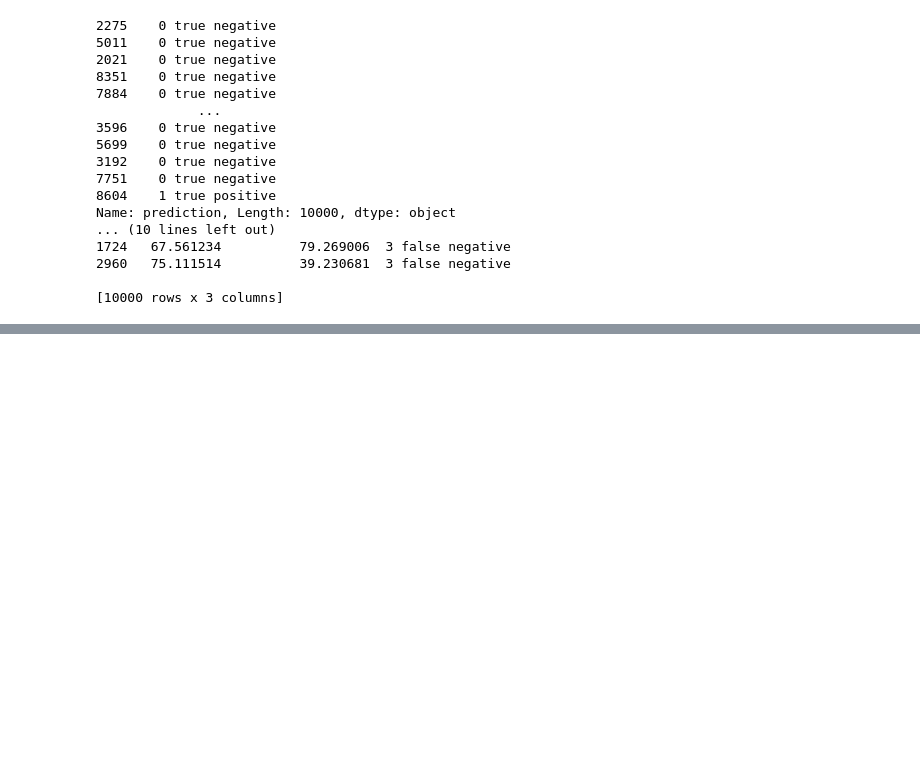
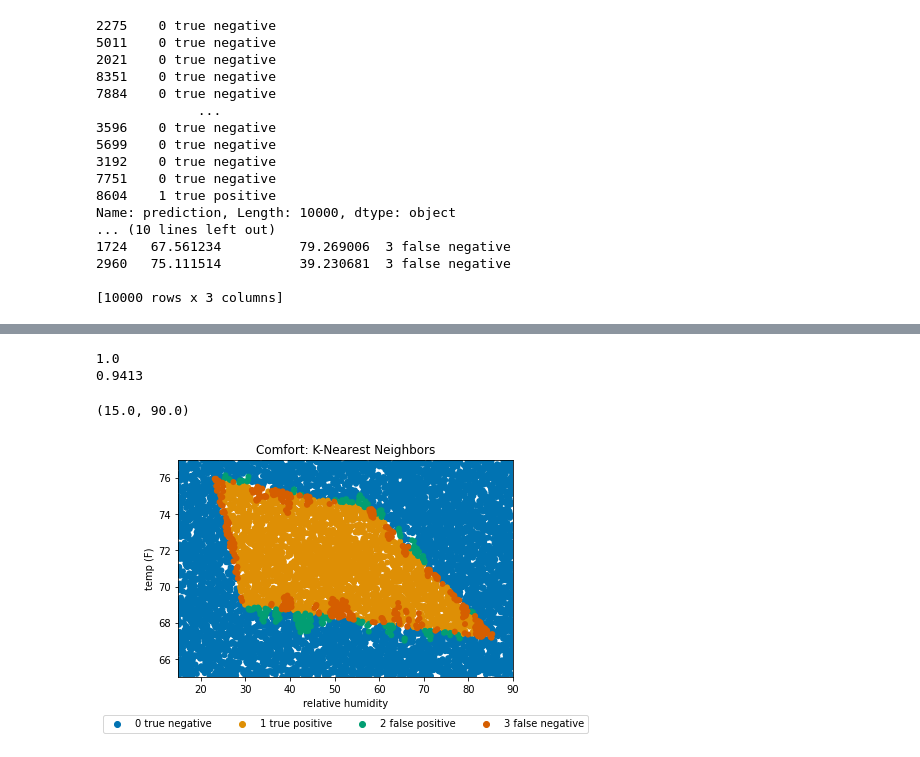
Before and after one commit to nicholasfurl/Great-Courses, a Jupyter notebook: Lesson08_nearestNeighbor_comfort.ipynb, the cells around one changed output, grey strips where cells are left out. Saved outputs shown, nothing was run; the diff lists cells and outputs as text; code cells hidden in the pictures; blank space fills up the shorter version.

```diff
--- a/Lesson08_nearestNeighbor_comfort.ipynb
+++ b/Lesson08_nearestNeighbor_comfort.ipynb
@@ -296,0 +313,61 @@ plt.xlim(15,90)
+# %%
+#Only now do we get to the main event - Nearest neighbor.
+
+#It's easy though
+
+#When raw data and k=1, has more of the shape of the comfort zone,
+#but is a little rough around the edges
+
+#Increasing k doesn't change much, as least not as k increases
+
+#The lesson also wants me to scale the temperatures by a multiplicative constant 7.
+#I'm going to incorporate it into this box.
+#Comment out the definition of new_data and new_test_data that you don't want
+
+#Not sure scaling improves much. Maybe a tiny bit, like 2% on test data only
+
+#no scaling
+#new_dat = dat;
+#new_test_dat = test_dat;
+
+#scaling
+scale=7
+#So it pulls out one Series within DataFrame (temp), scales it and then pulls out other col and concatenates it, forming new DataFrame
+scaleddat = pd.concat([scale*dat['temp (F)'],
+                                     dat['relative humidity']], axis=1)
+scaledtestdat = pd.concat([scale*test_dat['temp (F)'],
+                                     test_dat['relative humidity']], axis=1)
+
+from sklearn import neighbors
+
+k=1
+
+#configure and "fit"
+clf = neighbors.KNeighborsClassifier(n_neighbors=k)
+clf = clf.fit(new_dat, labs)
+
+#training data accuracy
+correct = sum(clf.predict(new_dat) == labs)/len(new_dat.index)
+print(correct)
+
+#test data accuracy
+correct = sum(clf.predict(new_test_dat) == test_labs)/len(new_test_dat.index)
+print(correct)
+
+#Same code from abive
+#That pd.concat with get_predictions function call line is a nasty one!
+ax = sns.scatterplot(y='temp (F)', x='relative humidity', hue='prediction',
+                     data=pd.concat([new_test_dat,
+                                     get_predictions(pd.Series(clf.predict(new_test_dat), index=test_labs.index),
+                                     test_labs)], axis=1).sort_values(by='prediction',
+                                                                      ascending=True), linewidth=0, marker='o')
+h,l = ax.get_legend_handles_labels()
+plt.legend(bbox_to_anchor=(0.5, -0.15), loc="upper center", ncol=4)
+plt.title('Comfort: K-Nearest Neighbors')
+plt.ylim(65,77)
+plt.xlim(15,90)
+# %% [output]
+1.0
+0.9413
+(15.0, 90.0)
+[figure, added]
```
Also changed, not shown: parts of 3 cells of this notebook.
